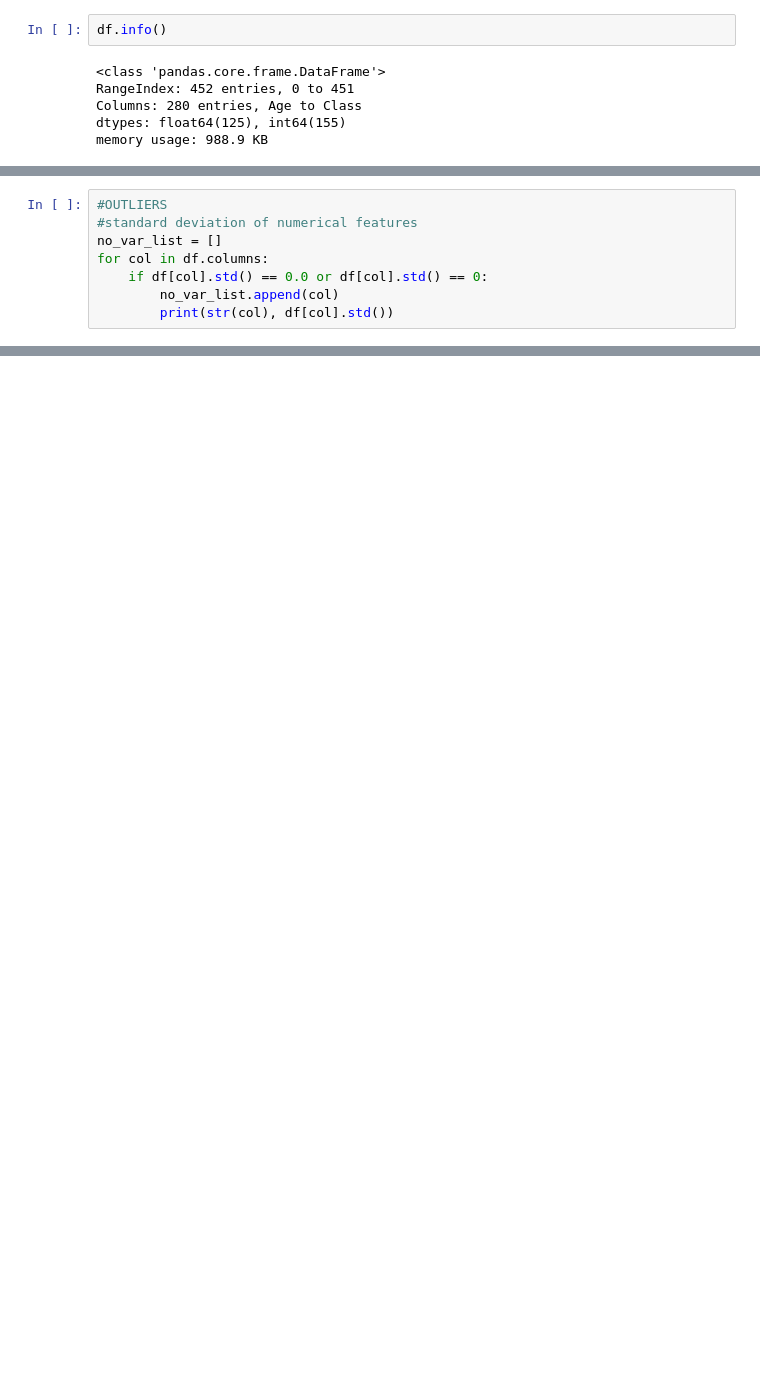
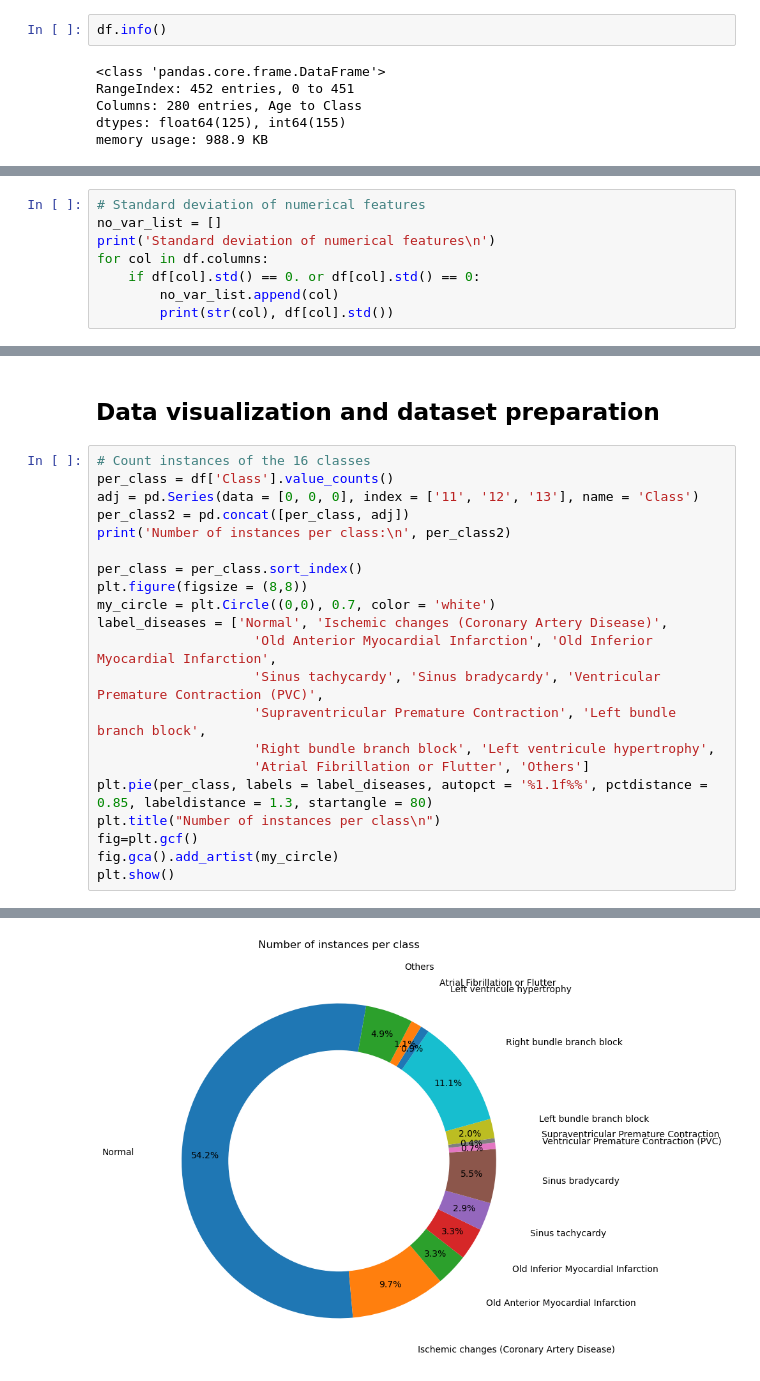
Before and after one commit to lpompameo/Arrhythmia, a Jupyter notebook: arrhythmia2024.ipynb, the cells around one changed output, grey strips where cells are left out. Cells and saved outputs as stored; diff of their text form; blank space fills up the shorter version.

```diff
--- a/arrhythmia2024.ipynb
+++ b/arrhythmia2024.ipynb
@@ -118,8 +67,0 @@ NaN values in dataframe (after imputing):  0
-# %%
-#OUTLIERS
-#standard deviation of numerical features
-no_var_list = []
-for col in df.columns:
-    if df[col].std() == 0.0 or df[col].std() == 0:
-        no_var_list.append(col)
-        print(str(col), df[col].std())
@@ -590,0 +112,8 @@ metrics_df
+# %%
+# Standard deviation of numerical features
+no_var_list = []
+print('Standard deviation of numerical features\n')
+for col in df.columns:
+    if df[col].std() == 0. or df[col].std() == 0:
+        no_var_list.append(col)
+        print(str(col), df[col].std())
@@ -590,0 +191,24 @@ metrics_df
+# %% [markdown]
+## Data visualization and dataset preparation
+# %%
+# Count instances of the 16 classes
+per_class = df['Class'].value_counts()
+adj = pd.Series(data = [0, 0, 0], index = ['11', '12', '13'], name = 'Class')
+per_class2 = pd.concat([per_class, adj])
+print('Number of instances per class:\n', per_class2)
+
+per_class = per_class.sort_index()
+plt.figure(figsize = (8,8))
+my_circle = plt.Circle((0,0), 0.7, color = 'white')
+label_diseases = ['Normal', 'Ischemic changes (Coronary Artery Disease)',
+                    'Old Anterior Myocardial Infarction', 'Old Inferior Myocardial Infarction',
+                    'Sinus tachycardy', 'Sinus bradycardy', 'Ventricular Premature Contraction (PVC)',
+                    'Supraventricular Premature Contraction', 'Left bundle branch block',
+                    'Right bundle branch block', 'Left ventricule hypertrophy',
+                    'Atrial Fibrillation or Flutter', 'Others']
+plt.pie(per_class, labels = label_diseases, autopct = '%1.1f%%', pctdistance = 0.85, labeldistance = 1.3, startangle = 80)
+plt.title("Number of instances per class\n")
+fig=plt.gcf()
+fig.gca().add_artist(my_circle)
+plt.show()
+# %% [output]
@@ -590,0 +233 @@ metrics_df
+[figure, added]
```
Also changed, not shown: parts of 63 cells of this notebook.
